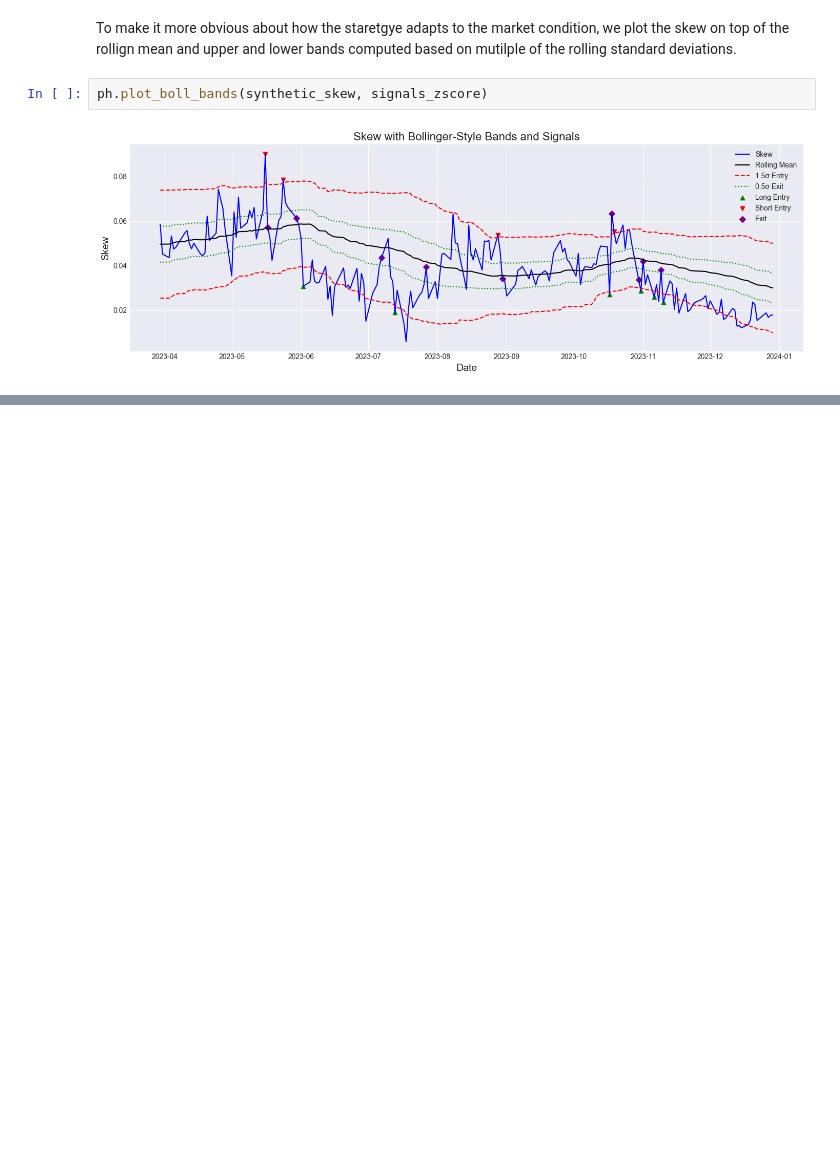
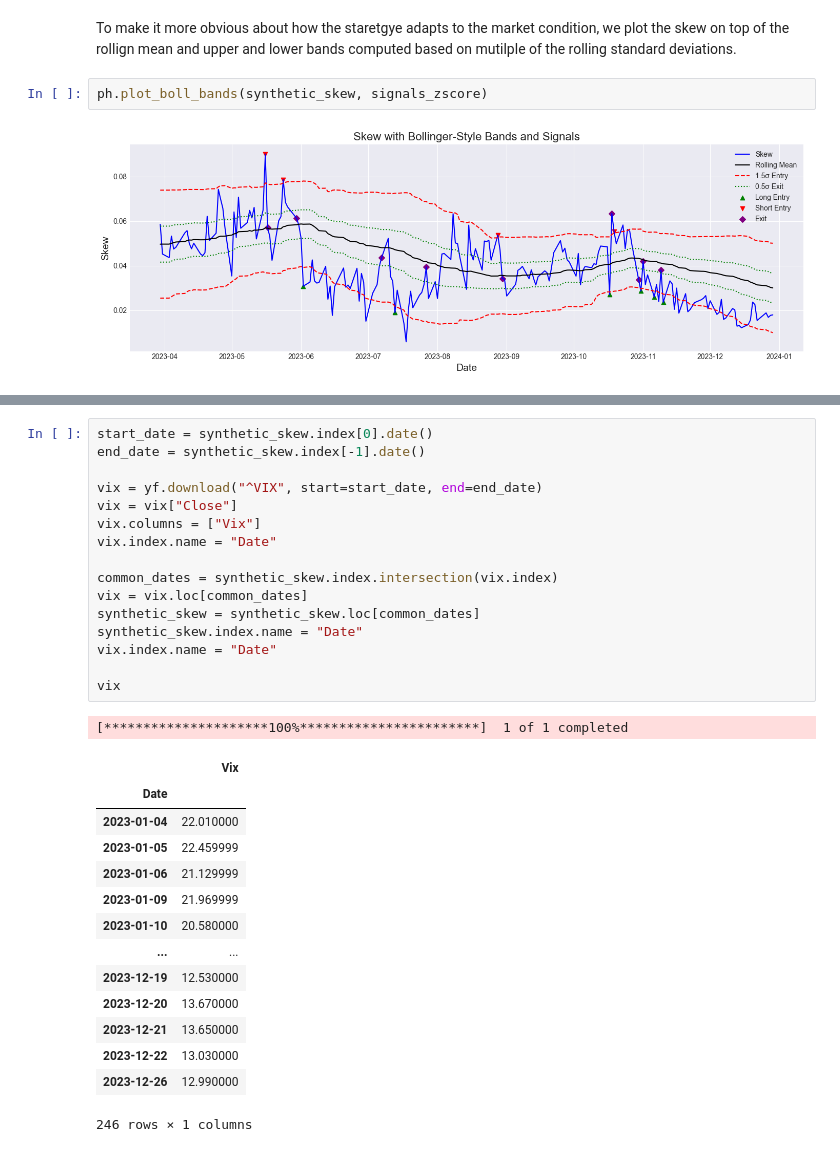
Before and after one commit to anthonymakarewicz/volatility-trading, a Jupyter notebook: skew_trading.ipynb, the cells around one changed output, grey strips where cells are left out. Saved outputs shown, nothing was run; the diff lists cells and outputs as text; blank space fills up the shorter version.

```diff
--- a/skew_trading.ipynb
+++ b/skew_trading.ipynb
@@ -670,0 +707,32 @@ Latter on we will build a realistic backtest and analyze the performanc eof the
+# %%
+start_date = synthetic_skew.index[0].date()
+end_date = synthetic_skew.index[-1].date()
+
+vix = yf.download("^VIX", start=start_date, end=end_date)
+vix = vix["Close"]
+vix.columns = ["Vix"]
+vix.index.name = "Date"
+
+common_dates = synthetic_skew.index.intersection(vix.index)
+vix = vix.loc[common_dates]
+synthetic_skew = synthetic_skew.loc[common_dates]
+synthetic_skew.index.name = "Date"
+vix.index.name = "Date"
+
+vix
+# %% [output]
+[*********************100%***********************]  1 of 1 completed
+|  | Vix |
+| Date |  |
+| 2023-01-04 | 22.010000 |
+| 2023-01-05 | 22.459999 |
+| 2023-01-06 | 21.129999 |
+| 2023-01-09 | 21.969999 |
+| 2023-01-10 | 20.580000 |
+| ... | ... |
+| 2023-12-19 | 12.530000 |
+| 2023-12-20 | 13.670000 |
+| 2023-12-21 | 13.650000 |
+| 2023-12-22 | 13.030000 |
+| 2023-12-26 | 12.990000 |
+246 rows × 1 columns
```
Also changed, not shown: parts of 14 cells of this notebook, 1 other file.
